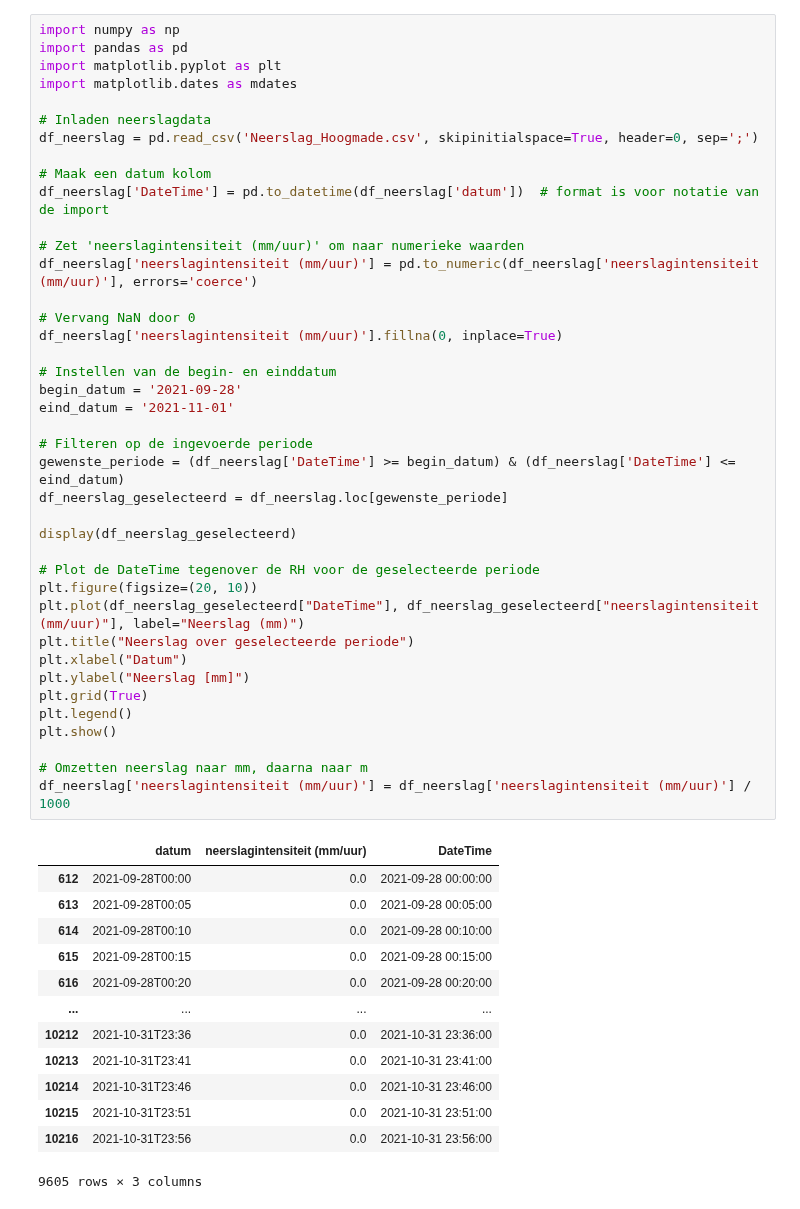
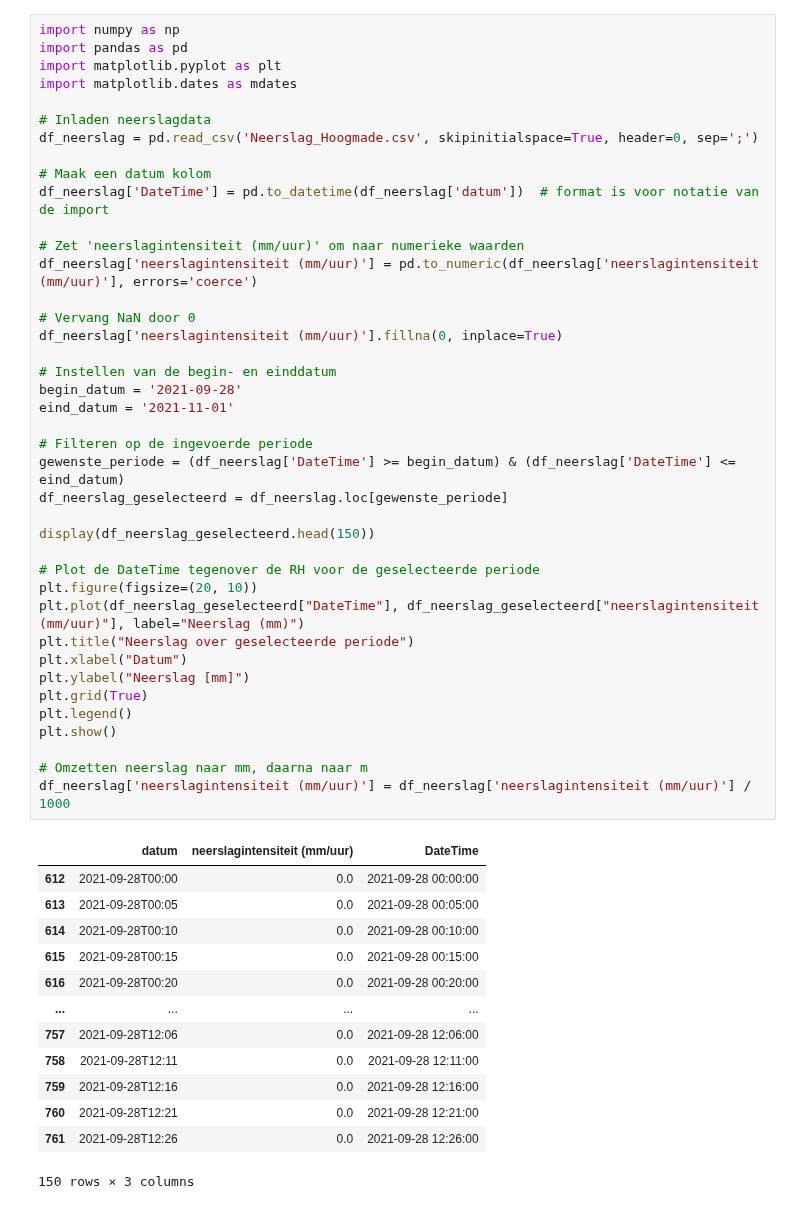
Before and after one commit to Dim277/Casus_waterbergende_weg, a Jupyter notebook: Model_WBW_2Bakjes_23122023.ipynb, the cells around one changed output. Cells and saved outputs as stored; diff of their text form.

```diff
--- a/Model_WBW_2Bakjes_23122023.ipynb
+++ b/Model_WBW_2Bakjes_23122023.ipynb
@@ -18,39 +18,39 @@ df_neerslag['neerslagintensiteit (mm/uur)'].fillna(0, inplace=True)
 
 # Instellen van de begin- en einddatum
 begin_datum = '2021-09-28'
 eind_datum = '2021-11-01'
 
 # Filteren op de ingevoerde periode
 gewenste_periode = (df_neerslag['DateTime'] >= begin_datum) & (df_neerslag['DateTime'] <= eind_datum)
 df_neerslag_geselecteerd = df_neerslag.loc[gewenste_periode]
 
-display(df_neerslag_geselecteerd)
+display(df_neerslag_geselecteerd.head(150))
 
 # Plot de DateTime tegenover de RH voor de geselecteerde periode
 plt.figure(figsize=(20, 10))
 plt.plot(df_neerslag_geselecteerd["DateTime"], df_neerslag_geselecteerd["neerslagintensiteit (mm/uur)"], label="Neerslag (mm)")
 plt.title("Neerslag over geselecteerde periode")
 plt.xlabel("Datum")
 plt.ylabel("Neerslag [mm]")
 plt.grid(True)
 plt.legend()
 plt.show()
 
 # Omzetten neerslag naar mm, daarna naar m
 df_neerslag['neerslagintensiteit (mm/uur)'] = df_neerslag['neerslagintensiteit (mm/uur)'] / 1000
 # %% [output]
 |  | datum | neerslagintensiteit (mm/uur) | DateTime |
 | 612 | 2021-09-28T00:00 | 0.0 | 2021-09-28 00:00:00 |
 | 613 | 2021-09-28T00:05 | 0.0 | 2021-09-28 00:05:00 |
 | 614 | 2021-09-28T00:10 | 0.0 | 2021-09-28 00:10:00 |
 | 615 | 2021-09-28T00:15 | 0.0 | 2021-09-28 00:15:00 |
 | 616 | 2021-09-28T00:20 | 0.0 | 2021-09-28 00:20:00 |
 | ... | ... | ... | ... |
-| 10212 | 2021-10-31T23:36 | 0.0 | 2021-10-31 23:36:00 |
-| 10213 | 2021-10-31T23:41 | 0.0 | 2021-10-31 23:41:00 |
-| 10214 | 2021-10-31T23:46 | 0.0 | 2021-10-31 23:46:00 |
-| 10215 | 2021-10-31T23:51 | 0.0 | 2021-10-31 23:51:00 |
-| 10216 | 2021-10-31T23:56 | 0.0 | 2021-10-31 23:56:00 |
+| 757 | 2021-09-28T12:06 | 0.0 | 2021-09-28 12:06:00 |
+| 758 | 2021-09-28T12:11 | 0.0 | 2021-09-28 12:11:00 |
+| 759 | 2021-09-28T12:16 | 0.0 | 2021-09-28 12:16:00 |
+| 760 | 2021-09-28T12:21 | 0.0 | 2021-09-28 12:21:00 |
+| 761 | 2021-09-28T12:26 | 0.0 | 2021-09-28 12:26:00 |
-9605 rows × 3 columns
+150 rows × 3 columns
 [figure]
 # %%
```
Also changed, not shown: parts of 3 cells of this notebook.
